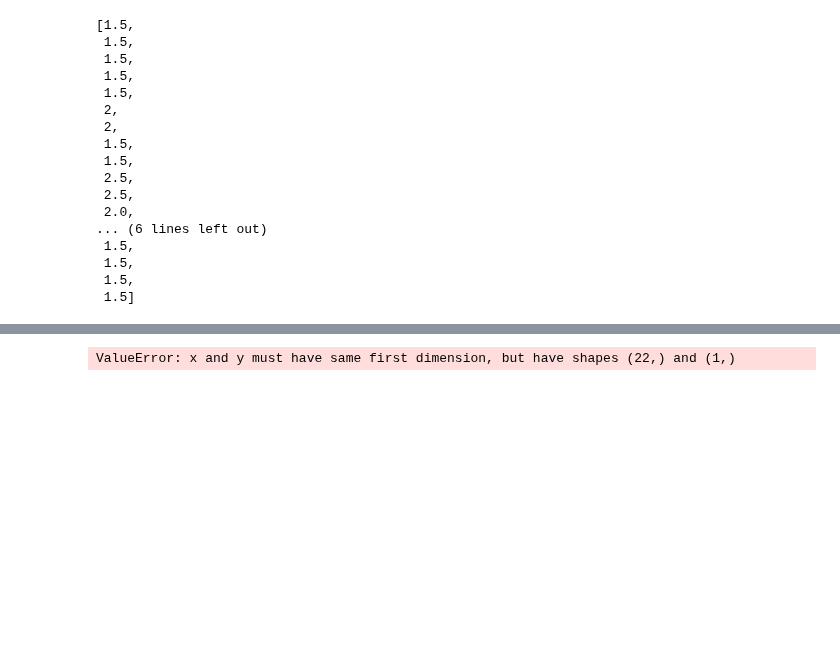
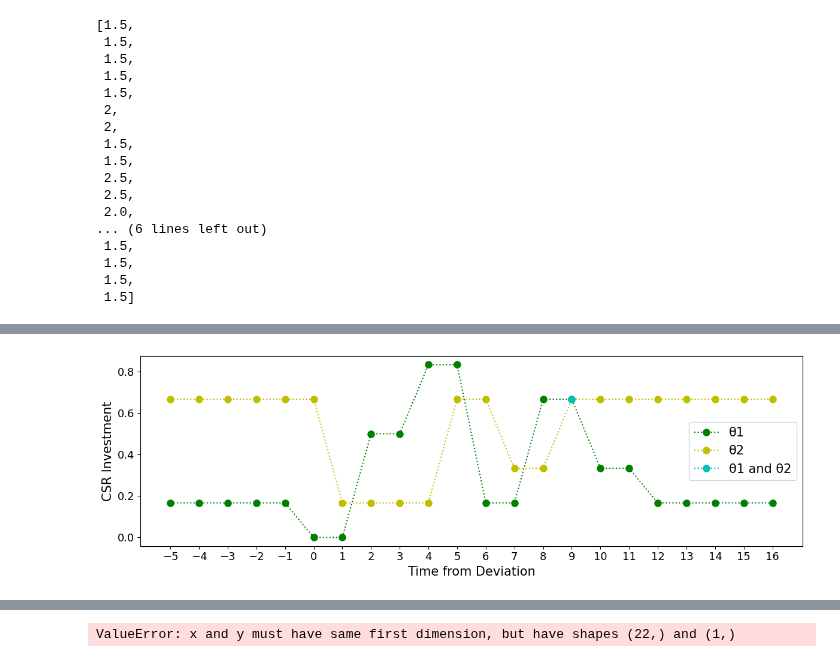
Before and after one commit to WouterBant/Algorithmic-Collusion-an-Experimental-Study, a Jupyter notebook: src/runs/nash_test.ipynb, the cells around one changed output, grey strips where cells are left out. Drawn from its saved outputs; the diff is of its cells as text; code cells hidden in the pictures; blank space fills up the shorter version.

```diff
--- a/src/runs/nash_test.ipynb
+++ b/src/runs/nash_test.ipynb
@@ -123,0 +111,28 @@ plt.show()
+# %%
+import matplotlib.pyplot as plt
+
+plt.figure(figsize=(12, 4))
+x=range(-5, len(q1)-5)
+
+plt.plot(x, theta1, 'go-', linestyle='dotted', label='θ1', markersize=8)
+plt.plot(x, theta2, 'yo-', linestyle='dotted', label='θ2', markersize=8)
+xx = []
+yy = []
+for i in range(len(theta1)):
+    if theta1[i] == theta2[i]:
+        xx.append(x[i])
+        yy.append(theta1[i])
+plt.plot(xx[:5], yy[:5], 'co-', linestyle='dotted', label="θ1 and θ2", markersize=8)
+plt.plot(xx[5:7], yy[5:7], 'co-', linestyle='dotted', markersize=8)
+plt.plot(xx[7:], yy[7:], 'co-', linestyle='dotted', markersize=8)
+
+plt.xlabel('Time from Deviation', fontsize=15)
+plt.ylabel('CSR Investment', fontsize=15)
+plt.legend(fontsize=15)
+
+plt.xticks(range(-5, len(q1)-5), fontsize=13)
+plt.yticks(fontsize=13)
+plt.tight_layout()
+plt.show()
+# %% [output]
+[figure, added]
```
Also changed, not shown: parts of 3 cells of this notebook, 3 other files.
